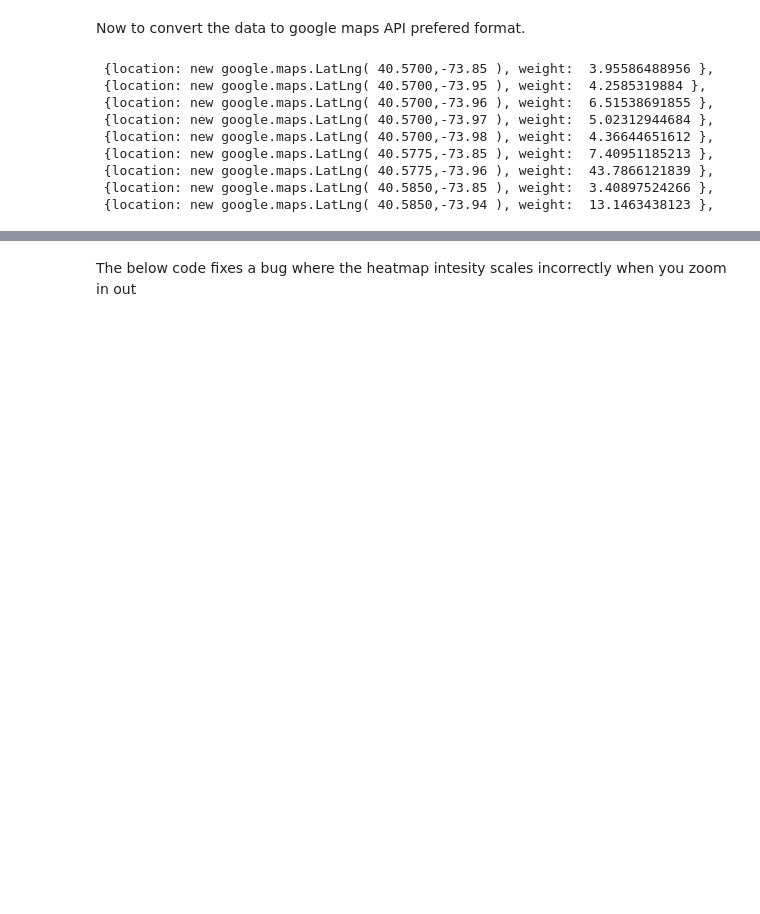
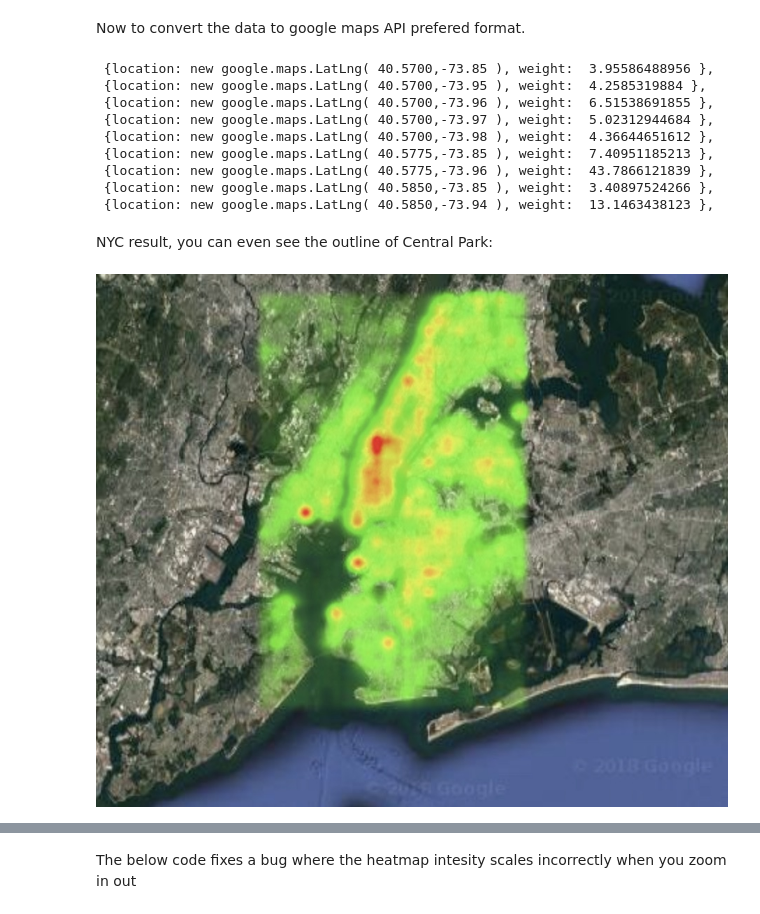
Before and after one commit to charlesdelascasas/NYC_Gay_Heatmap, a Jupyter notebook: NYC_Gay_Density_Map.ipynb, the cells around one changed output, grey strips where cells are left out. Drawn from its saved outputs; the diff is of its cells as text; code cells hidden in the pictures; blank space fills up the shorter version.

```diff
--- a/NYC_Gay_Density_Map.ipynb
+++ b/NYC_Gay_Density_Map.ipynb
@@ -208,3 +210,9 @@ for index, row in df4[1:10].iterrows():
  {location: new google.maps.LatLng( 40.5775,-73.96 ), weight:  43.7866121839 },
  {location: new google.maps.LatLng( 40.5850,-73.85 ), weight:  3.40897524266 },
  {location: new google.maps.LatLng( 40.5850,-73.94 ), weight:  13.1463438123 },
+# %% [markdown]
+NYC result, you can even see the outline of Central Park:
+# %%
+display(Image(filename='./Images/NYC.jpeg'))
+# %% [output]
+[figure, added]
```
Also changed, not shown: parts of 4 cells of this notebook.
